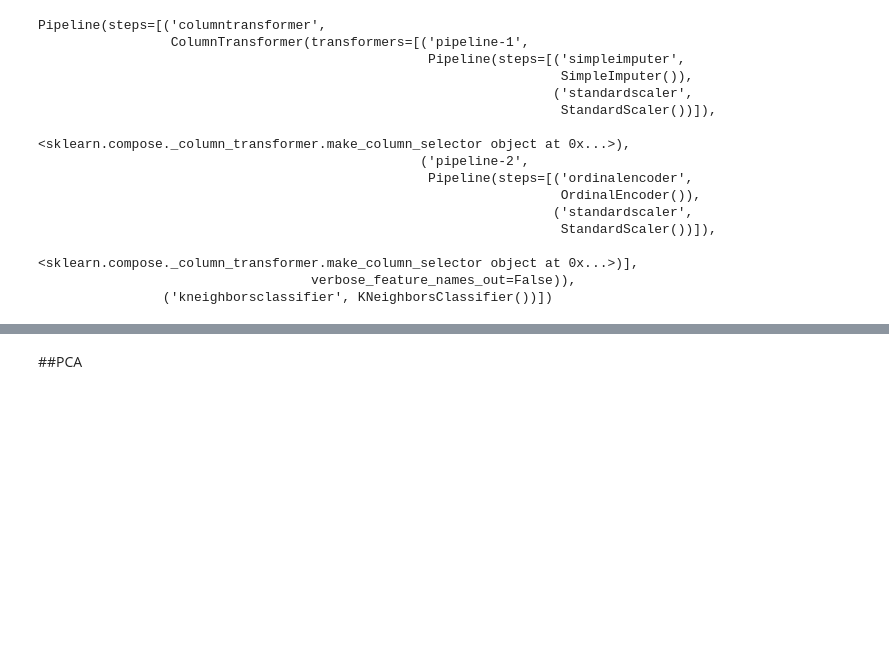
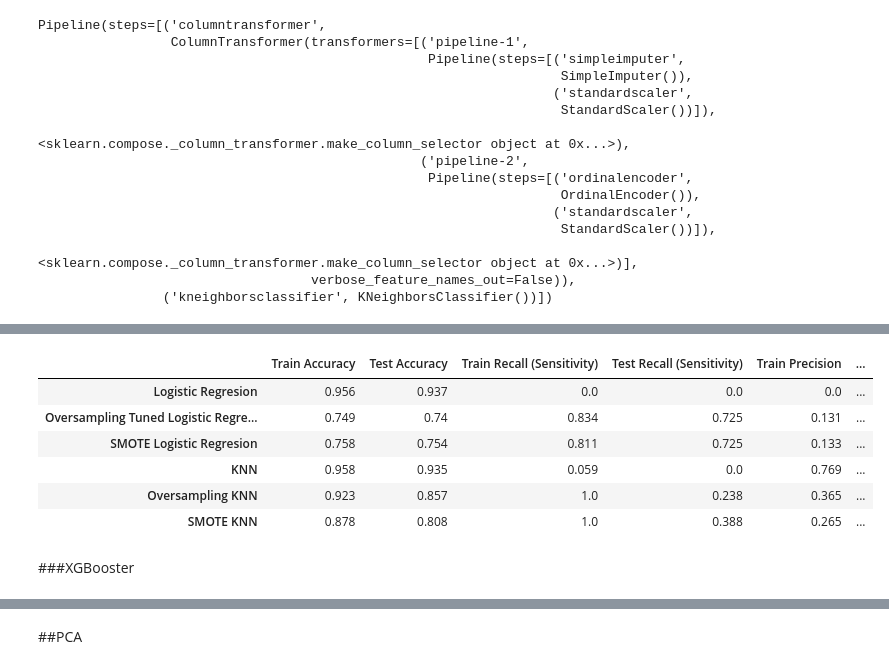
Before and after one commit to hawkeyedatatsai/Stroke-Prediction, a Jupyter notebook: Stroke_Prediction.ipynb, the cells around one changed output, grey strips where cells are left out. Saved outputs shown, nothing was run; the diff lists cells and outputs as text; code cells hidden in the pictures; blank space fills up the shorter version.

```diff
--- a/Stroke_Prediction.ipynb
+++ b/Stroke_Prediction.ipynb
@@ -496,3 +497,14 @@ Pipeline(steps=[('columntransformer',
                                                   <sklearn.compose._column_transformer.make_column_selector object at 0x...>)],
                                    verbose_feature_names_out=False)),
                 ('logisticregression', LogisticRegression())])
+# %%
+#oversampling logreg
+over_sampler = RandomOverSampler()
+over_sample_pipe = make_sampler_pipeline(preprocessor, over_sampler)
+#Scale and oversample the data.
+X_train_over, y_train_over = over_sample_pipe.fit_resample(X_train, y_train)
+#Create the oversampling modeling pipeline
+log_reg_over = LogisticRegression()
+over_sample_log_reg_pipe = make_sampler_pipeline(preprocessor, over_sampler, log_reg_over)
+#Fit and evaluate the model
+over_sample_log_reg_pipe.fit(X_train, y_train)
@@ -498,0 +528,7 @@ Pipeline(steps=[('columntransformer',
+# %%
+#SMOTE logreg
+smote = SMOTE()
+log_reg_smote = LogisticRegression()
+log_reg_smote_pipe = make_sampler_pipeline(preprocessor, smote, log_reg_smote)
+#Fit and evaluate the model pipeline
+log_reg_smote_pipe.fit(X_train, y_train)
@@ -520,3 +637,18 @@ Pipeline(steps=[('columntransformer',
+# %%
+classification_metrics(knn_pipe, X_train, X_test, y_train, y_test, "KNN")
+classification_metrics(over_sample_knn_pipe, X_train, X_test, y_train, y_test, "Oversampling KNN")
+classification_metrics(knn_smote_pipe, X_train, X_test, y_train, y_test, "SMOTE KNN")
+class_metrics_df
+# %% [output]
+|  | Train Accuracy | Test Accuracy | Train Recall (Sensitivity) | Test Recall (Sensitivity) | Train Precision | ... |
+| Logistic Regresion | 0.956 | 0.937 | 0.0 | 0.0 | 0.0 | ... |
+| Oversampling Tuned Logistic Regre... | 0.749 | 0.74 | 0.834 | 0.725 | 0.131 | ... |
+| SMOTE Logistic Regresion | 0.758 | 0.754 | 0.811 | 0.725 | 0.133 | ... |
+| KNN | 0.958 | 0.935 | 0.059 | 0.0 | 0.769 | ... |
+| Oversampling KNN | 0.923 | 0.857 | 1.0 | 0.238 | 0.365 | ... |
+| SMOTE KNN | 0.878 | 0.808 | 1.0 | 0.388 | 0.265 | ... |
+# %% [markdown]
+###XGBooster
 # %%
 #XGBooster
 xgb = XGBClassifier()
```
Also changed, not shown: parts of 24 cells of this notebook.
